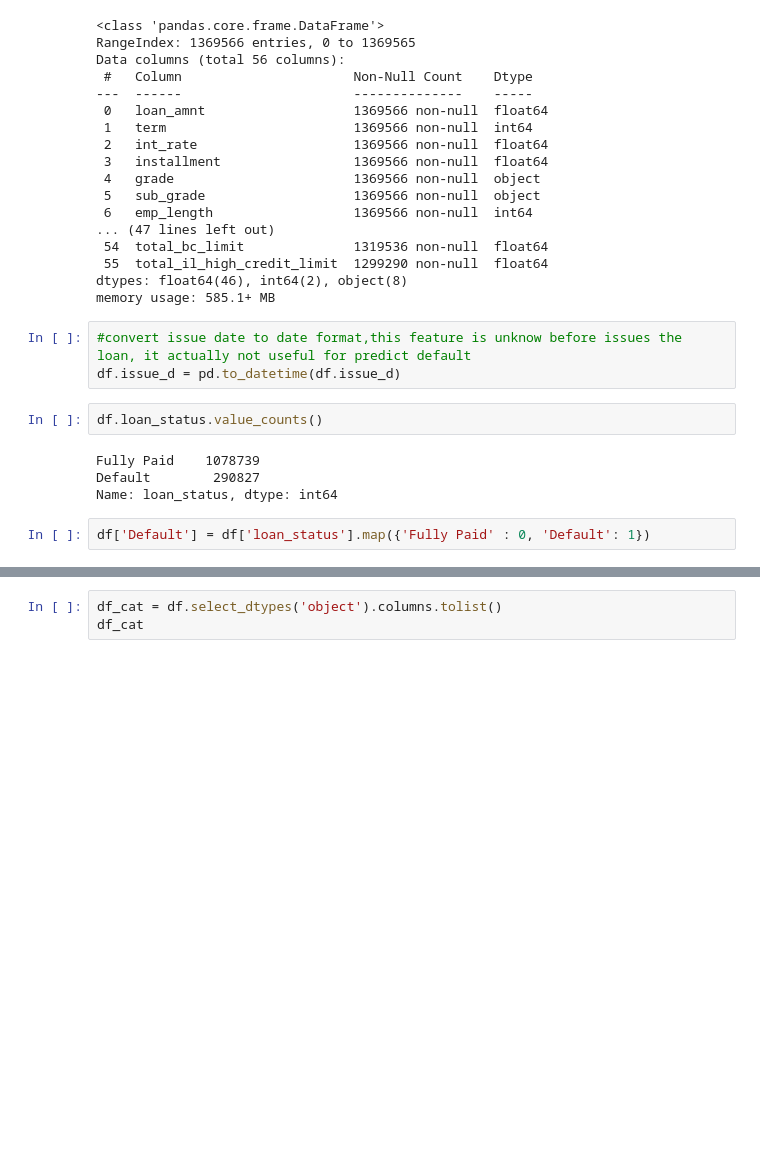
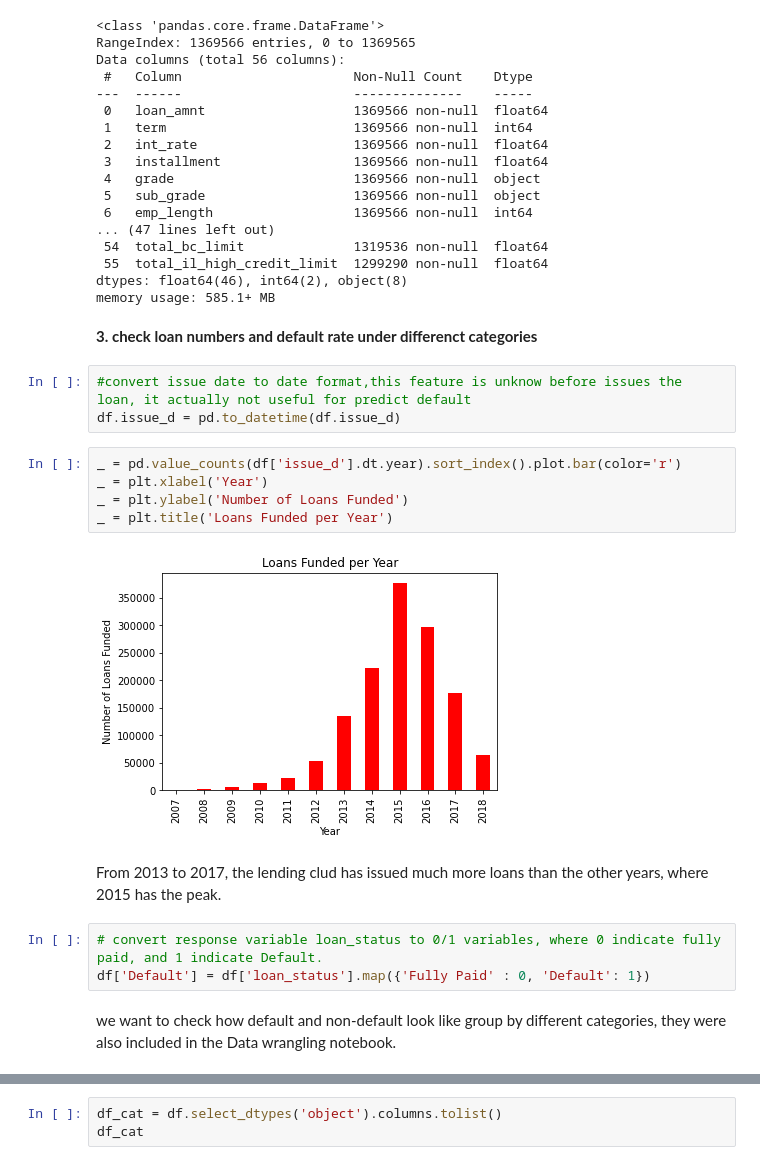
Before and after one commit to WeiDong-Sanderson/LendingClub_Default-Prediction, a Jupyter notebook: Notebook/2. Exploratory Data Analysis (EDA).ipynb, the cells around one changed output, grey strips where cells are left out. Drawn from its saved outputs; the diff is of its cells as text; blank space fills up the shorter version.

```diff
--- a/Notebook/2. Exploratory Data Analysis (EDA).ipynb
+++ b/Notebook/2. Exploratory Data Analysis (EDA).ipynb
@@ -61,14 +61,22 @@ Data columns (total 56 columns):
  55  total_il_high_credit_limit  1299290 non-null  float64
 dtypes: float64(46), int64(2), object(8)
 memory usage: 585.1+ MB
+# %% [markdown]
+**3. check loan numbers and default rate under differenct categories**
 # %%
 #convert issue date to date format,this feature is unknow before issues the loan, it actually not useful for predict default
 df.issue_d = pd.to_datetime(df.issue_d)
-# %%
-df.loan_status.value_counts()
-# %% [output]
-Fully Paid    1078739
-Default        290827
-Name: loan_status, dtype: int64
+# %%
+_ = pd.value_counts(df['issue_d'].dt.year).sort_index().plot.bar(color='r')
+_ = plt.xlabel('Year')
+_ = plt.ylabel('Number of Loans Funded')
+_ = plt.title('Loans Funded per Year')
+# %% [output]
+[figure, added]
+# %% [markdown]
+From 2013 to 2017, the lending clud has issued much more loans than the other years, where 2015 has the peak.
 # %%
+# convert response variable loan_status to 0/1 variables, where 0 indicate fully paid, and 1 indicate Default.
 df['Default'] = df['loan_status'].map({'Fully Paid' : 0, 'Default': 1})
+# %% [markdown]
+we want to check how default and non-default look like group by different categories, they were also included in the Data wrangling notebook.
```
Also changed, not shown: parts of 54 cells of this notebook.
